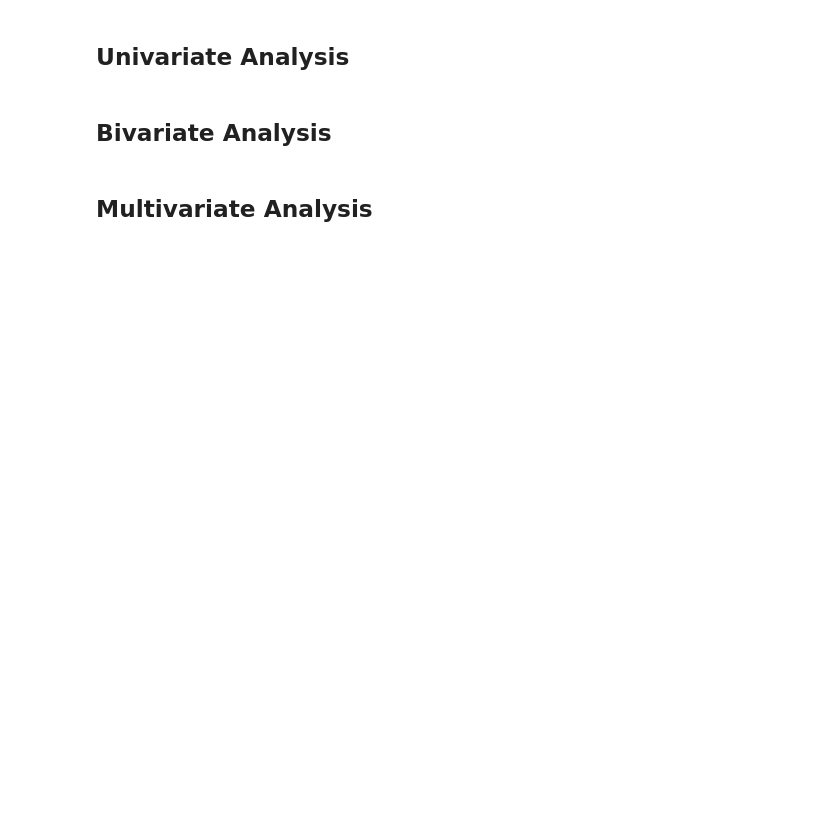
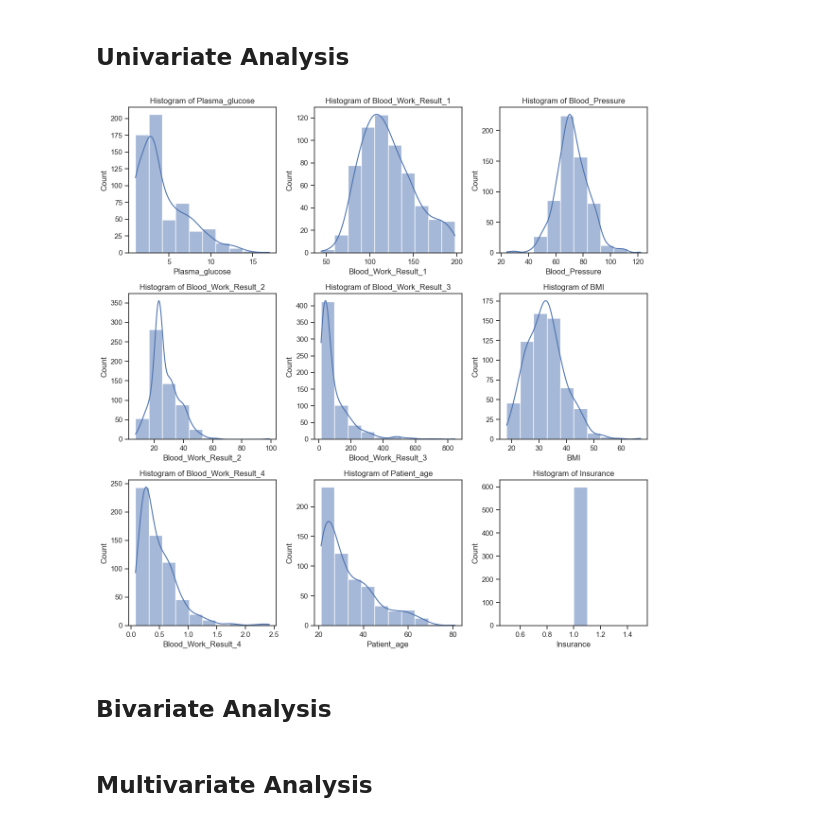
Before and after one commit to ikoghoemmanuell/Sepsis-Prediction-with-ML-and-FastAPI, a Jupyter notebook: sepsis.ipynb, the cells around one changed output. Cells and saved outputs as stored; diff of their text form; code cells hidden in the pictures; blank space fills up the shorter version.

```diff
--- a/sepsis.ipynb
+++ b/sepsis.ipynb
@@ -391,5 +411,29 @@ NameError: name 'bbbb' is not defined
 # %% [markdown]
 ## Univariate Analysis
+# %%
+# Set the style for the plot
+sns.set(style="ticks", color_codes=True)
+
+# Create a grid of 3 by 3 subplots
+fig, axes = plt.subplots(3, 3, figsize=(12, 12))
+
+# Flatten the axes array
+axes = axes.flatten()
+
+# Plot histograms for each numerical column
+for i, col in enumerate(numerical_features):
+    sns.histplot(data=data, x=col, kde=True, bins=10, ax=axes[i])
+    axes[i].set_title(f'Histogram of {col}')
+    axes[i].set_xlabel(col)
+    axes[i].set_ylabel('Count')
+
+# Adjust the spacing between subplots
+plt.tight_layout()
+
+# Display the plot
+plt.show()
+# %% [output]
+[figure, added]
 # %% [markdown]
 ## Bivariate Analysis
 # %% [markdown]
```
Also changed, not shown: parts of 32 cells of this notebook.
